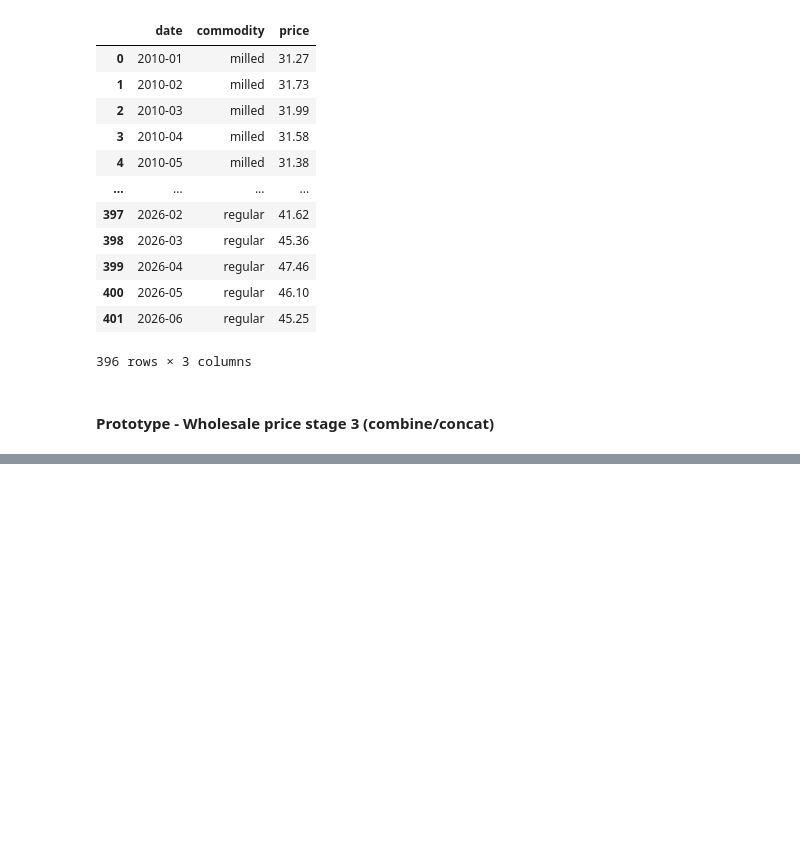
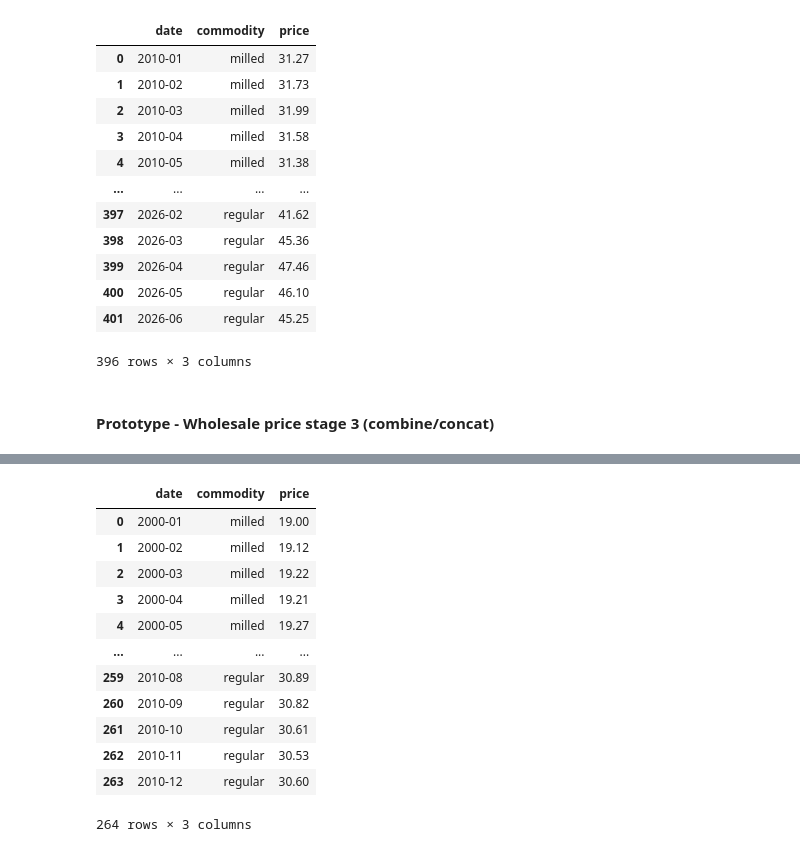
Before and after one commit to emmanresu/Thesis-Keras, a Jupyter notebook: prototype/requests_prototype.ipynb, the cells around one changed output, grey strips where cells are left out. Drawn from its saved outputs; the diff is of its cells as text; code cells hidden in the pictures; blank space fills up the shorter version.

Commit message:
added data processing for retail price stage 1 (2000-2010)

```diff
--- a/prototype/requests_prototype.ipynb
+++ b/prototype/requests_prototype.ipynb
@@ -679,0 +710,32 @@ key_split
+# %%
+# months are zero based [0 -> January ... 11 -> December]
+convert_mnt = {'0': '01', '1': '02', '2': '03', '3': '04', '4': '05', '5': '06',
+                '6': '07', '7': '08', '8': '09', '9': '10', '10': '11', '11': '12'}
+
+key_split['month'] = key_split['month'].map(convert_mnt)
+# %%
+key_split["province"] = key_split["year"].str.cat(key_split["month"], sep='-')
+key_split = key_split.rename(columns={'province': 'date'})
+key_split = key_split.drop(columns=['year', 'month'])
+# %%
+price = pd.DataFrame(rprice_1['values'].to_list(), index=rprice_1.index)
+price.columns = ['price']
+# %%
+key_split = key_split.merge(price, on=key_split.index, how='left')
+key_split = key_split.drop(columns=['key_0'])
+# %%
+key_split
+# %% [output]
+|  | date | commodity | price |
+| 0 | 2000-01 | milled | 19.00 |
+| 1 | 2000-02 | milled | 19.12 |
+| 2 | 2000-03 | milled | 19.22 |
+| 3 | 2000-04 | milled | 19.21 |
+| 4 | 2000-05 | milled | 19.27 |
+| ... | ... | ... | ... |
+| 259 | 2010-08 | regular | 30.89 |
+| 260 | 2010-09 | regular | 30.82 |
+| 261 | 2010-10 | regular | 30.61 |
+| 262 | 2010-11 | regular | 30.53 |
+| 263 | 2010-12 | regular | 30.60 |
+264 rows × 3 columns
```
Also changed, not shown: parts of 10 cells of this notebook.
